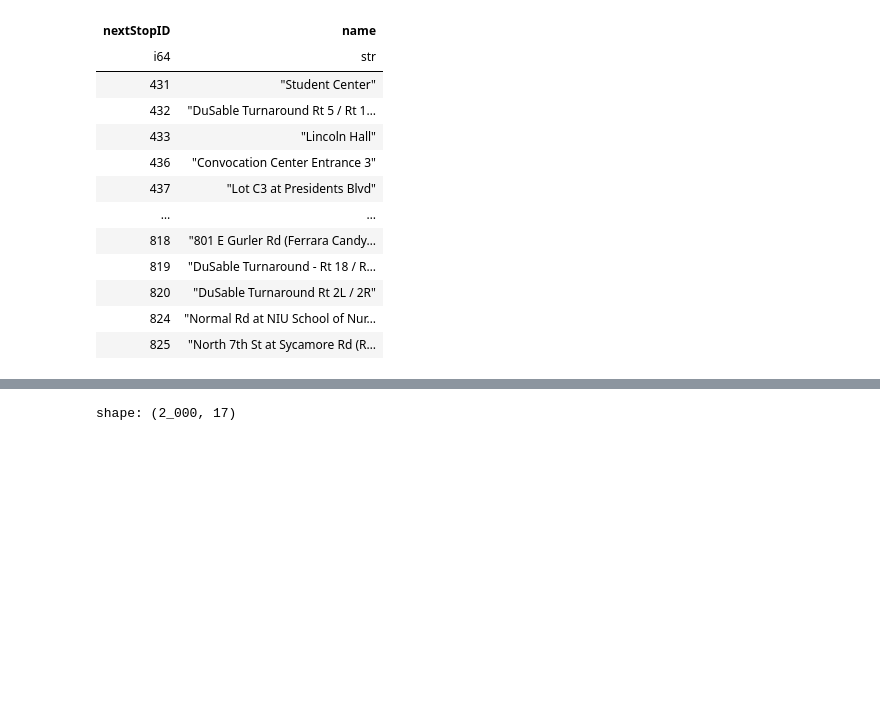
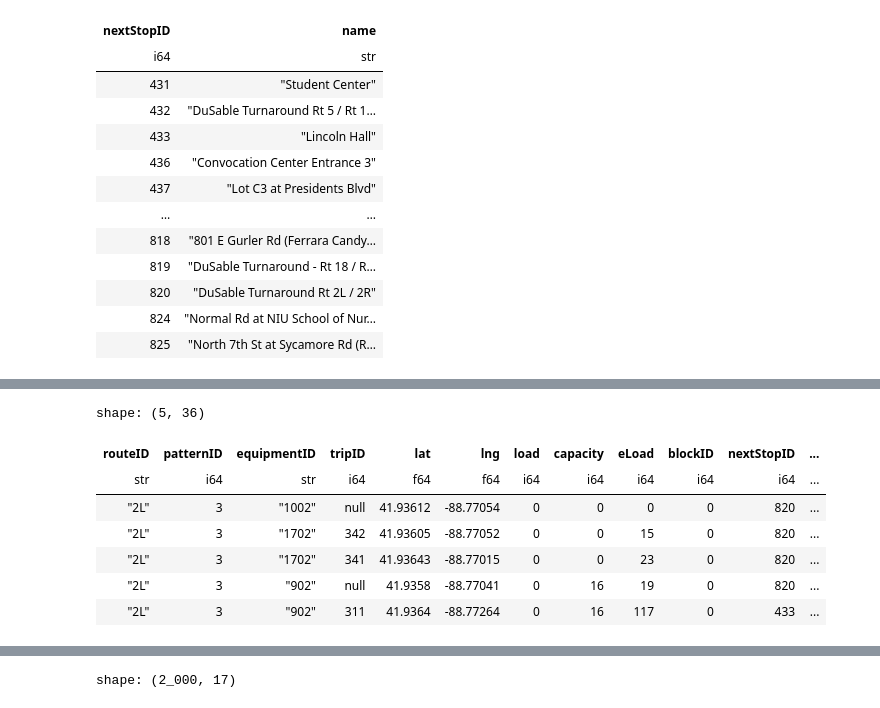
Before and after one commit to shaivilp/Research-Rookies, a Jupyter notebook: data_visualization/predictions.ipynb, the cells around one changed output, grey strips where cells are left out. Saved outputs shown, nothing was run; the diff lists cells and outputs as text; code cells hidden in the pictures; blank space fills up the shorter version.

```diff
--- a/data_visualization/predictions.ipynb
+++ b/data_visualization/predictions.ipynb
@@ -226,3 +248,16 @@ shape: (34_826, 35)
+# %%
+outset = subset.filter(pl.col("adjusted_diff") > pl.duration(hours=1))
+
+outset
+# %% [output]
+shape: (5, 36)
+| routeID | patternID | equipmentID | tripID | lat | lng | load | capacity | eLoad | blockID | nextStopID | ... |
+| str | i64 | str | i64 | f64 | f64 | i64 | i64 | i64 | i64 | i64 | ... |
+| "2L" | 3 | "1002" | null | 41.93612 | -88.77054 | 0 | 0 | 0 | 0 | 820 | ... |
+| "2L" | 3 | "1702" | 342 | 41.93605 | -88.77052 | 0 | 0 | 15 | 0 | 820 | ... |
+| "2L" | 3 | "1702" | 341 | 41.93643 | -88.77015 | 0 | 0 | 23 | 0 | 820 | ... |
+| "2L" | 3 | "902" | null | 41.9358 | -88.77041 | 0 | 16 | 19 | 0 | 820 | ... |
+| "2L" | 3 | "902" | 311 | 41.9364 | -88.77264 | 0 | 16 | 117 | 0 | 433 | ... |
 # %%
 #Add a uniform column for nextStopPatternID
 subset = subset.with_columns(
```
Also changed, not shown: parts of 8 cells of this notebook.
